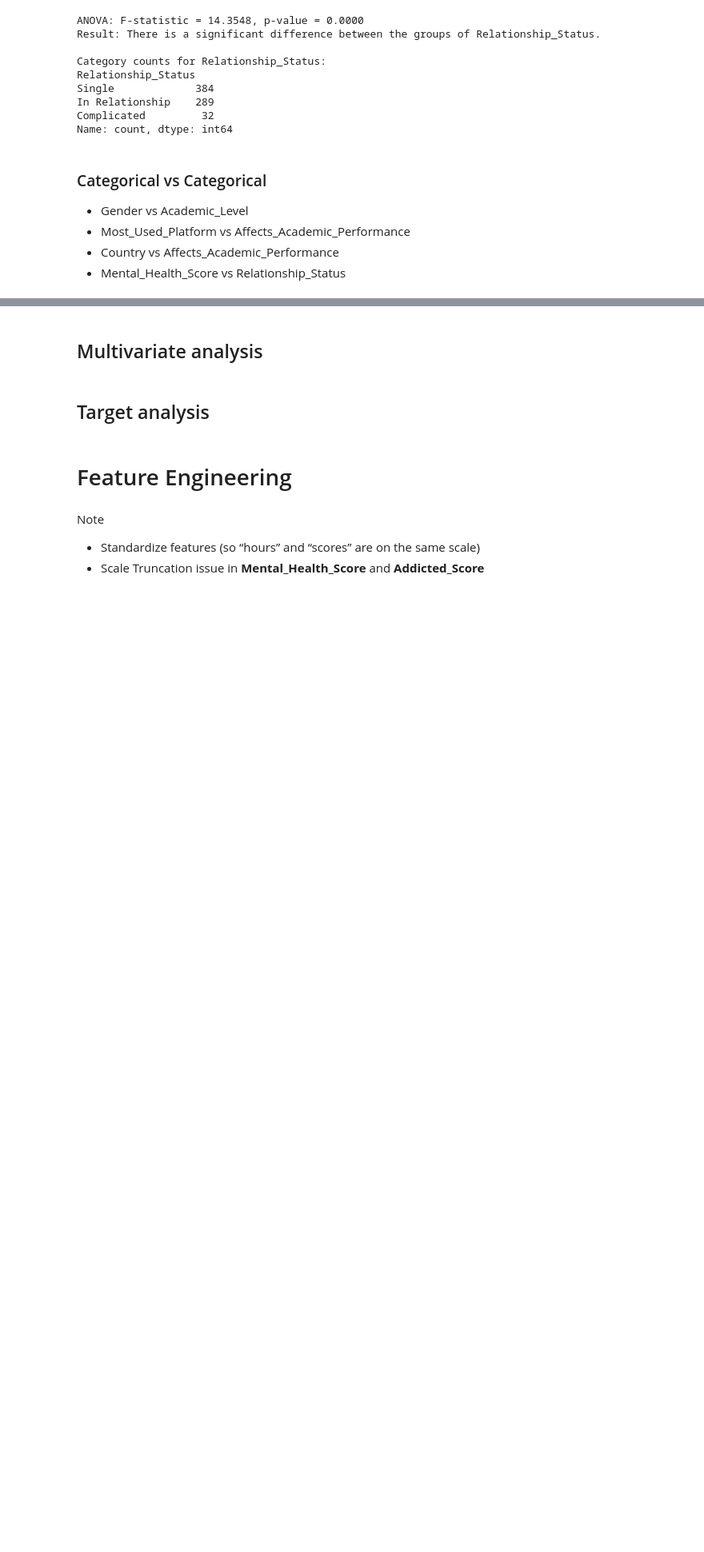
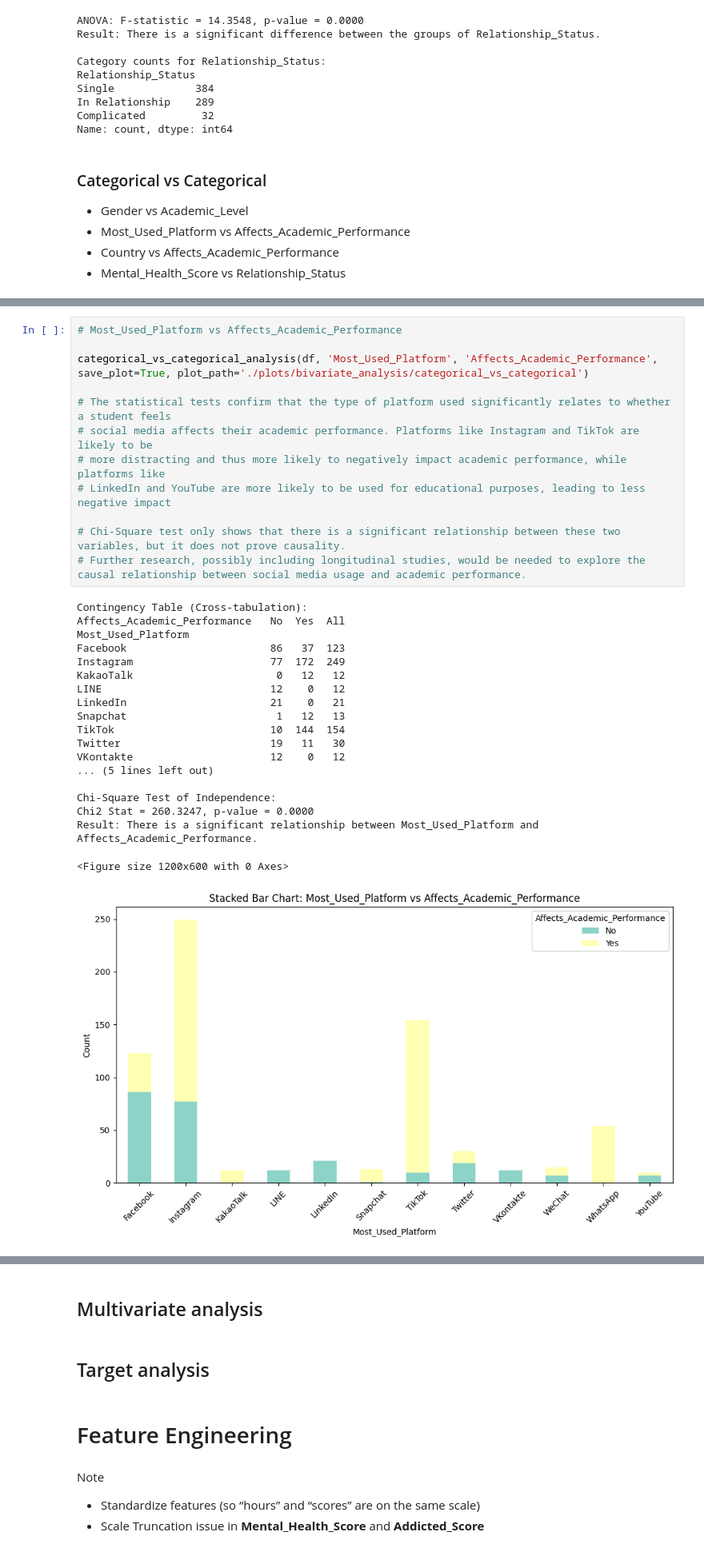
Before and after one commit to aliasgharmirhshai/social-media-addiction, a Jupyter notebook: main.ipynb, the cells around one changed output, grey strips where cells are left out. Shown at 80% size. Cells and saved outputs as stored; diff of their text form; blank space fills up the shorter version.

```diff
--- a/main.ipynb
+++ b/main.ipynb
@@ -584,0 +664,32 @@ Name: count, dtype: int64
+# %%
+# Most_Used_Platform vs Affects_Academic_Performance
+
+categorical_vs_categorical_analysis(df, 'Most_Used_Platform', 'Affects_Academic_Performance', save_plot=True, plot_path='./plots/bivariate_analysis/categorical_vs_categorical')
+
+# The statistical tests confirm that the type of platform used significantly relates to whether a student feels
+# social media affects their academic performance. Platforms like Instagram and TikTok are likely to be
+# more distracting and thus more likely to negatively impact academic performance, while platforms like
+# LinkedIn and YouTube are more likely to be used for educational purposes, leading to less negative impact
+
+# Chi-Square test only shows that there is a significant relationship between these two variables, but it does not prove causality.
+# Further research, possibly including longitudinal studies, would be needed to explore the causal relationship between social media usage and academic performance.
+# %% [output]
+Contingency Table (Cross-tabulation):
+Affects_Academic_Performance   No  Yes  All
+Most_Used_Platform
+Facebook                       86   37  123
+Instagram                      77  172  249
+KakaoTalk                       0   12   12
+LINE                           12    0   12
+LinkedIn                       21    0   21
+Snapchat                        1   12   13
+TikTok                         10  144  154
+Twitter                        19   11   30
+VKontakte                      12    0   12
+... (5 lines left out)
+
+Chi-Square Test of Independence:
+Chi2 Stat = 260.3247, p-value = 0.0000
+Result: There is a significant relationship between Most_Used_Platform and Affects_Academic_Performance.
+<Figure size 1200x600 with 0 Axes>
+[figure, added]
```
Also changed, not shown: parts of 5 cells of this notebook, 9 other files.
